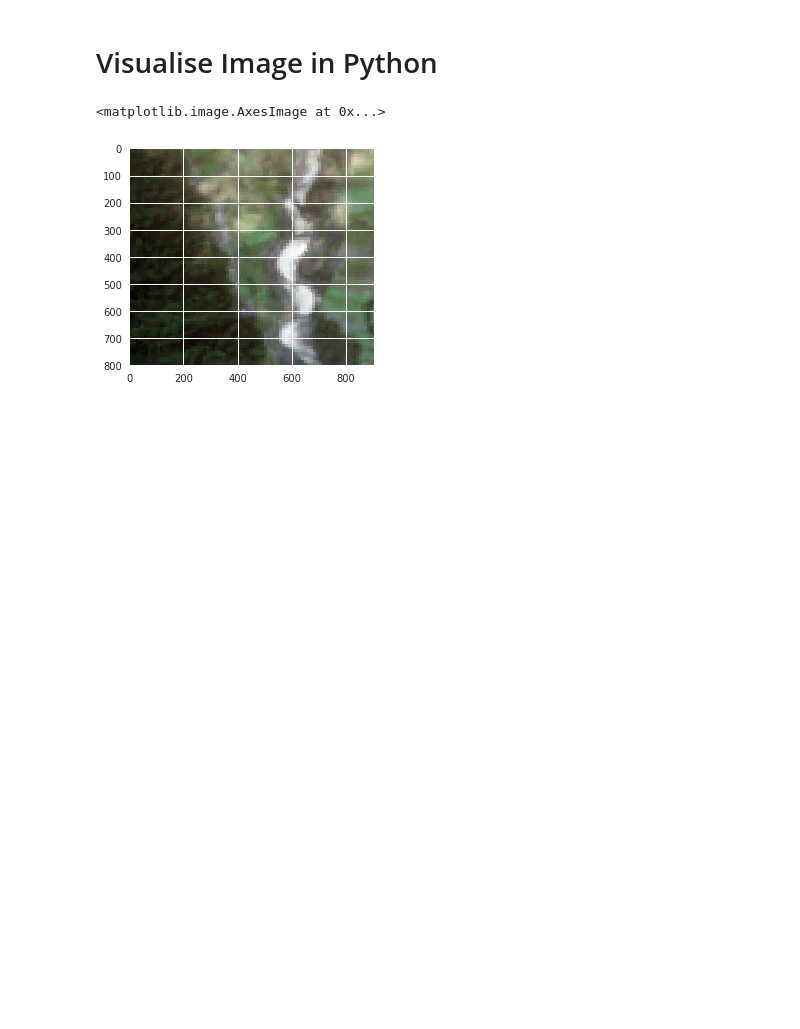
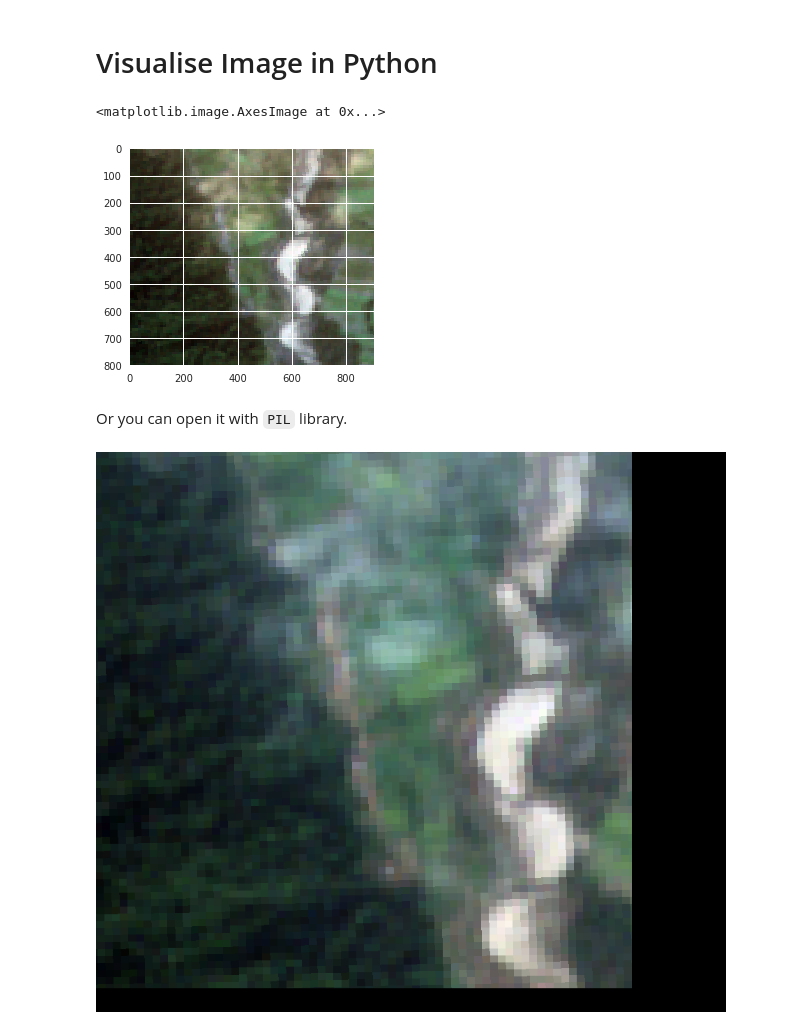
Before and after one commit to rasalt/wfp, a Jupyter notebook: task3_data_download/data_download/data_download.ipynb, the cells around one changed output. Saved outputs shown, nothing was run; the diff lists cells and outputs as text; code cells hidden in the pictures; blank space fills up the shorter version.

```diff
--- a/task3_data_download/data_download/data_download.ipynb
+++ b/task3_data_download/data_download/data_download.ipynb
@@ -133,3 +156,10 @@ plt.imshow(nrg)
 # %% [output]
 <matplotlib.image.AxesImage at 0x...>
 [figure]
+# %% [markdown]
+Or you can open it with `PIL` library.
+# %%
+import PIL
+PIL.Image.open('img1.tif')
+# %% [output]
+[figure, added]
```
Also changed, not shown: parts of 10 cells of this notebook.
